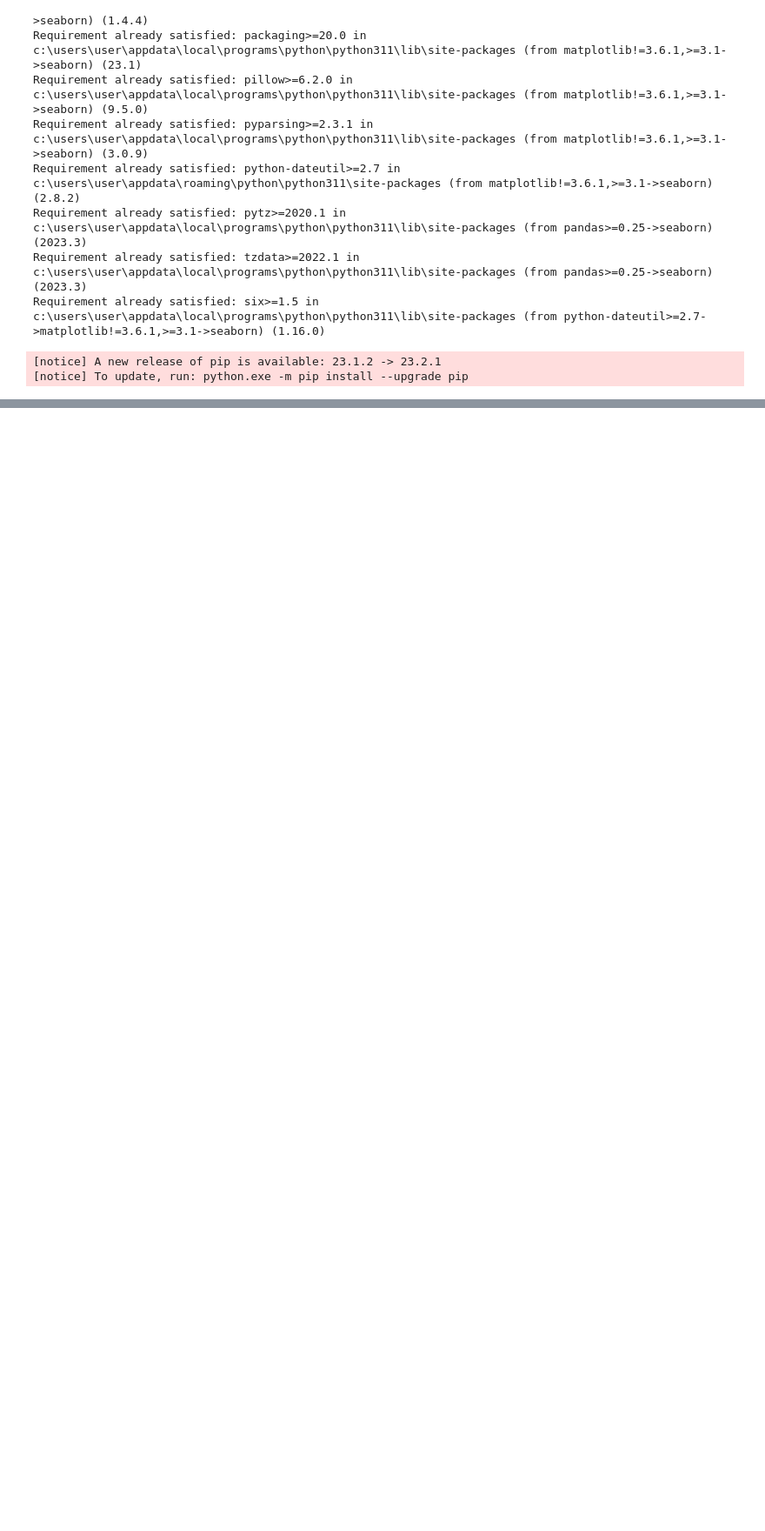
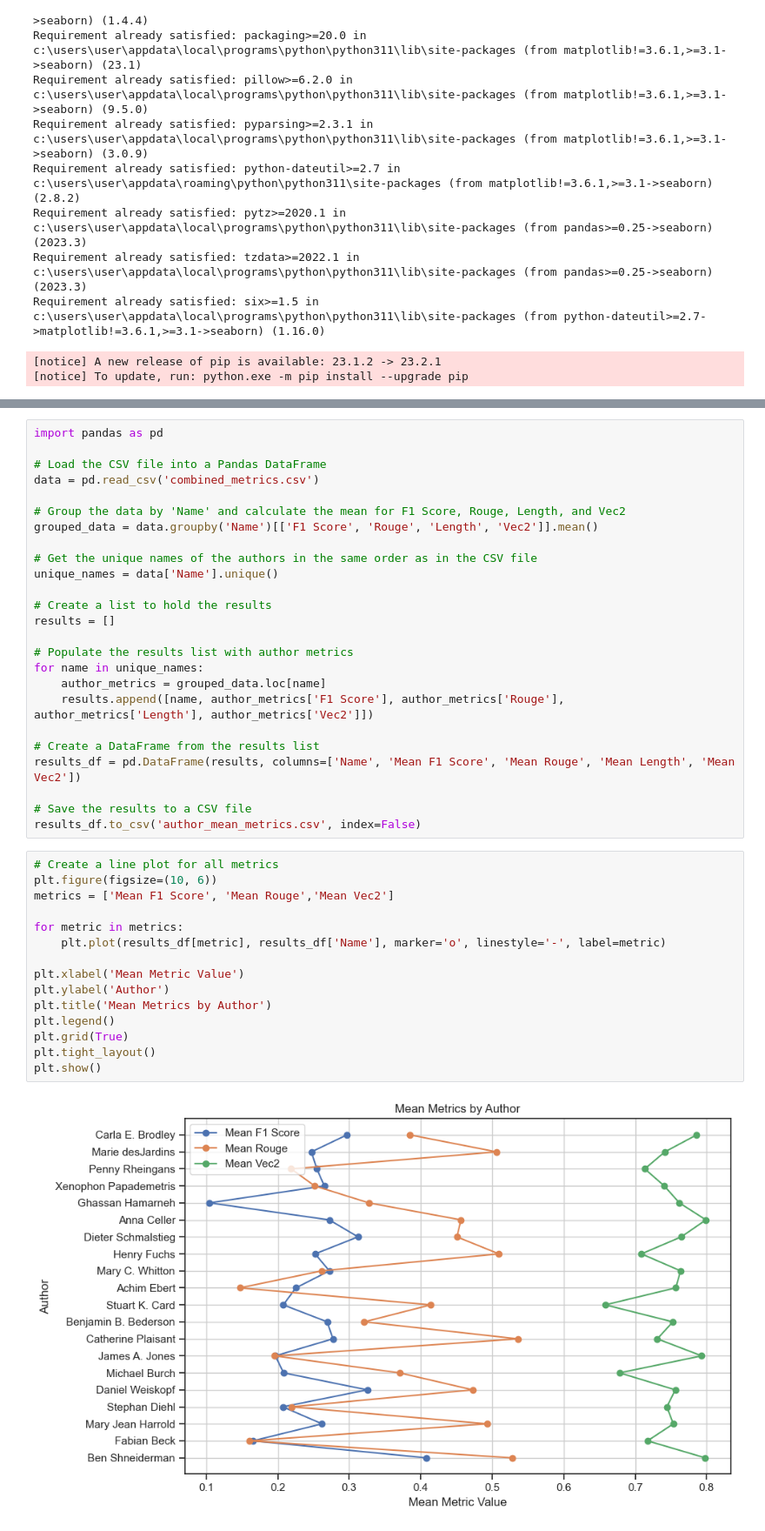
Before and after one commit to jonidamukaj/testing_LLMs, a Jupyter notebook: testing/paragraph1/turbo/Combine/Random/Davinci_CombineRandom.ipynb, the cells around one changed output, grey strips where cells are left out. Shown at 87% size. Cells and saved outputs as stored; diff of their text form; blank space fills up the shorter version.

```diff
--- a/testing/paragraph1/turbo/Combine/Random/Davinci_CombineRandom.ipynb
+++ b/testing/paragraph1/turbo/Combine/Random/Davinci_CombineRandom.ipynb
@@ -151,0 +110,42 @@ TypeError: '<' not supported between instances of 'float' and 'str'
+# %%
+import pandas as pd
+
+# Load the CSV file into a Pandas DataFrame
+data = pd.read_csv('combined_metrics.csv')
+
+# Group the data by 'Name' and calculate the mean for F1 Score, Rouge, Length, and Vec2
+grouped_data = data.groupby('Name')[['F1 Score', 'Rouge', 'Length', 'Vec2']].mean()
+
+# Get the unique names of the authors in the same order as in the CSV file
+unique_names = data['Name'].unique()
+
+# Create a list to hold the results
+results = []
+
+# Populate the results list with author metrics
+for name in unique_names:
+    author_metrics = grouped_data.loc[name]
+    results.append([name, author_metrics['F1 Score'], author_metrics['Rouge'], author_metrics['Length'], author_metrics['Vec2']])
+
+# Create a DataFrame from the results list
+results_df = pd.DataFrame(results, columns=['Name', 'Mean F1 Score', 'Mean Rouge', 'Mean Length', 'Mean Vec2'])
+
+# Save the results to a CSV file
+results_df.to_csv('author_mean_metrics.csv', index=False)
+# %%
+# Create a line plot for all metrics
+plt.figure(figsize=(10, 6))
+metrics = ['Mean F1 Score', 'Mean Rouge','Mean Vec2']
+
+for metric in metrics:
+    plt.plot(results_df[metric], results_df['Name'], marker='o', linestyle='-', label=metric)
+
+plt.xlabel('Mean Metric Value')
+plt.ylabel('Author')
+plt.title('Mean Metrics by Author')
+plt.legend()
+plt.grid(True)
+plt.tight_layout()
+plt.show()
+# %% [output]
+[figure, added]
```
Also changed, not shown: parts of 1 cell of this notebook.
